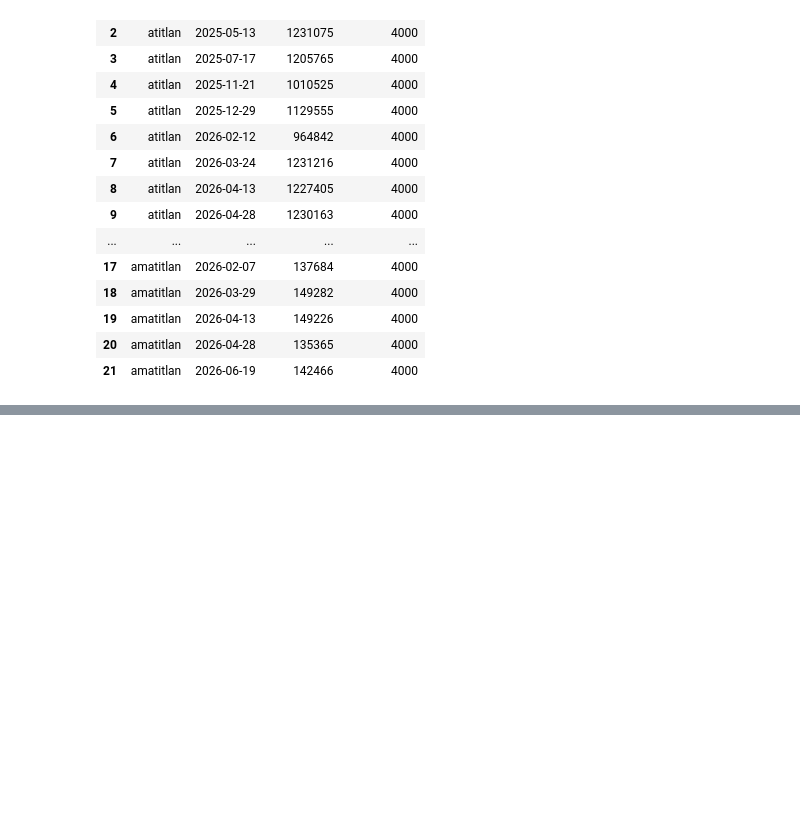
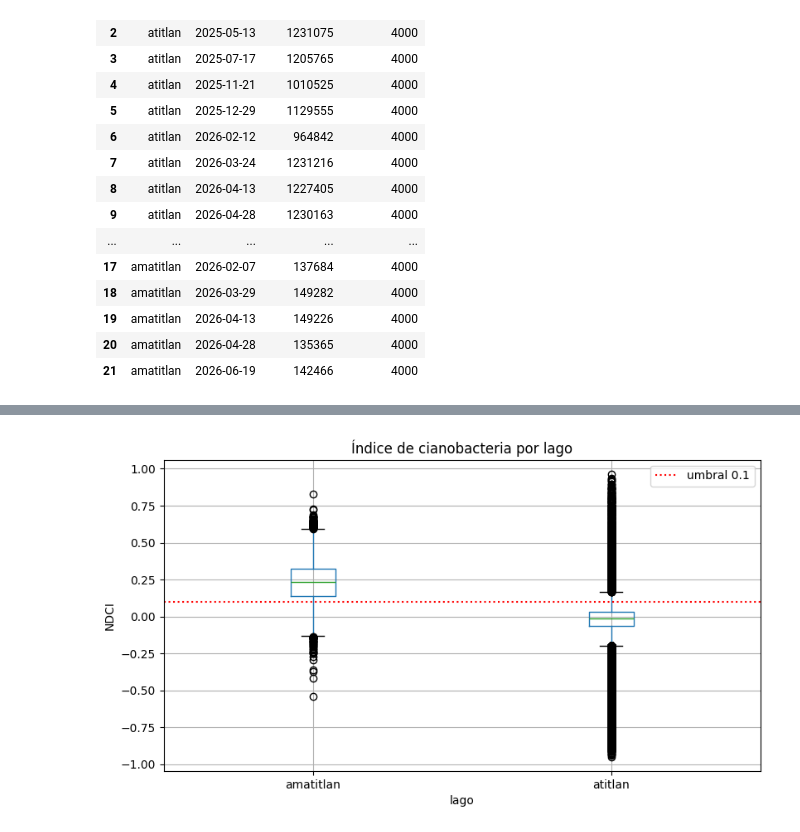
Before and after one commit to FerAHMz/lab4-ds, a Jupyter notebook: notebooks/lab4_parte2.ipynb, the cells around one changed output, grey strips where cells are left out. Drawn from its saved outputs; the diff is of its cells as text; code cells hidden in the pictures; blank space fills up the shorter version.

```diff
--- a/notebooks/lab4_parte2.ipynb
+++ b/notebooks/lab4_parte2.ipynb
@@ -176,0 +248,11 @@ limpieza
+# %%
+fig, ax = plt.subplots(figsize=(9, 5))
+datos.boxplot(column="ndci", by="lago", ax=ax)
+ax.axhline(UMBRAL_CIANO_ALTO, color="red", ls=":", label=f"umbral {UMBRAL_CIANO_ALTO}")
+ax.set_title("Índice de cianobacteria por lago")
+ax.set_ylabel("NDCI")
+ax.legend()
+plt.suptitle("")
+plt.show()
+# %% [output]
+[figure, added]
```
Also changed, not shown: parts of 8 cells of this notebook.
